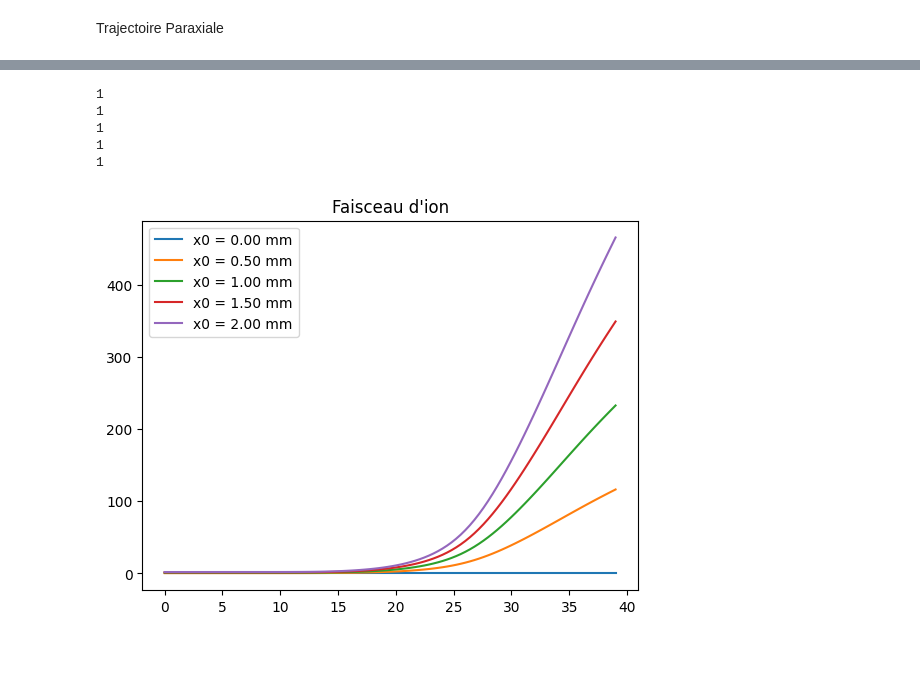
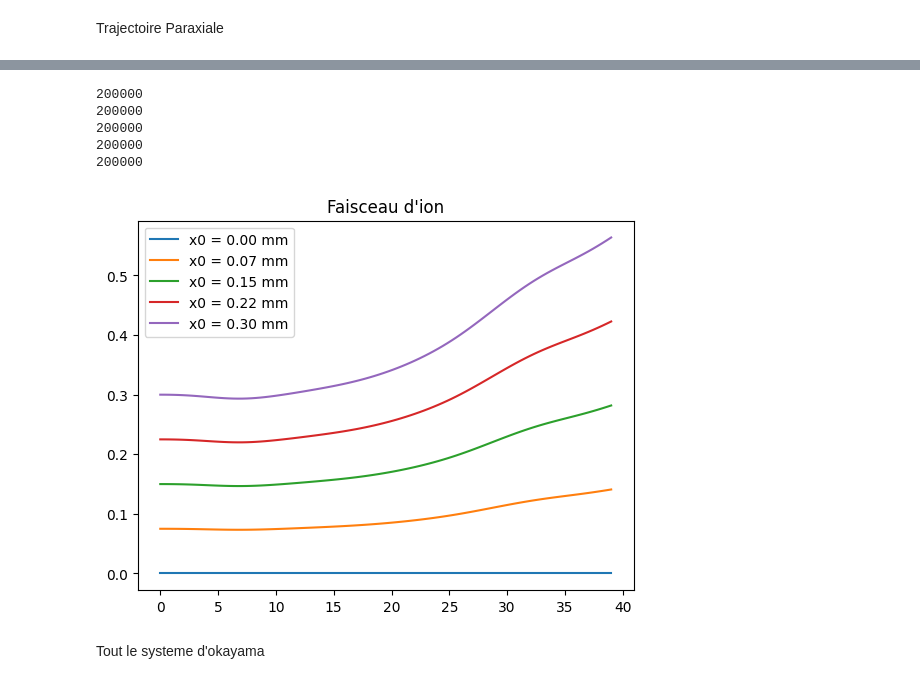
Before and after one commit to louise-lammertyn/projet-multi-code, a Jupyter notebook: Quadrupole_model/Data_exploitation.ipynb, the cells around one changed output, grey strips where cells are left out. Cells and saved outputs as stored; diff of their text form; code cells hidden in the pictures; blank space fills up the shorter version.

```diff
--- a/Quadrupole_model/Data_exploitation.ipynb
+++ b/Quadrupole_model/Data_exploitation.ipynb
@@ -23,0 +21,13 @@ file_pathl = r"projet-multi-code\Quadrupole_model\Files\potentiel_quadrupole_VF.
+# %%
+Va = 200000
+tension = {
+    "va1":  0.18808 * Va,   # Tension Aperture 1
+    "va2": -0.18808 * Va,    # Tension Aperture 2
+    "vq13": 0.0299087 * Va,    # Tension Quad 1&3
+    "vq24": -0.0299087 * Va,      #tension quad 2 et 4
+    "vaAc": Va,               # Tension acceleation
+}
+out_dir = "files"
+# %%
+quad = Generation_quad(tension, out_dir)
+file_path_quad = quad.reconstr()
@@ -24,5 +42,5 @@ file_pathl = r"projet-multi-code\Quadrupole_model\Files\potentiel_quadrupole_VF.
 # %%
-extracted_data = Extracted_data(file_path)
+extracted_data = Extracted_data(file_path_quad)
 extracted_data.derivative()
 fit_constants = Fit_constants(0.80751, 5.08, 2.54, 0.03891461, 3.113, 2.015, 2.4, 3.493e-3, extracted_data)
 fun = Data_exploitation(extracted_data, fit_constants)
@@ -62,22 +80,24 @@ Trajectoire.run_convergence(marginalc, principalc, n)
 # %%
 
 #faisceau
 liste = []
 
 #n nombre d'ion que l'on veut
 nb = 5
 
-positions_initiales = np.linspace(0, 2, nb)
+positions_initiales = np.linspace(0, 0.3, nb)
 for i in positions_initiales:
     ion= Ion(1.6e-27, e, f"Ion_{i:.1f}", i, 0.00, i, 0.00)
     liste.append(ion)
 
 
 Trajectoire.run_faisceau(liste)
 # %% [output]
-1
-1
-1
-1
-1
+200000
+200000
+200000
+200000
+200000
-[figure, old version]
+[figure, new version]
+# %% [markdown]
+Tout le systeme d'okayama
```
Also changed, not shown: parts of 13 cells of this notebook, 8 other files.
